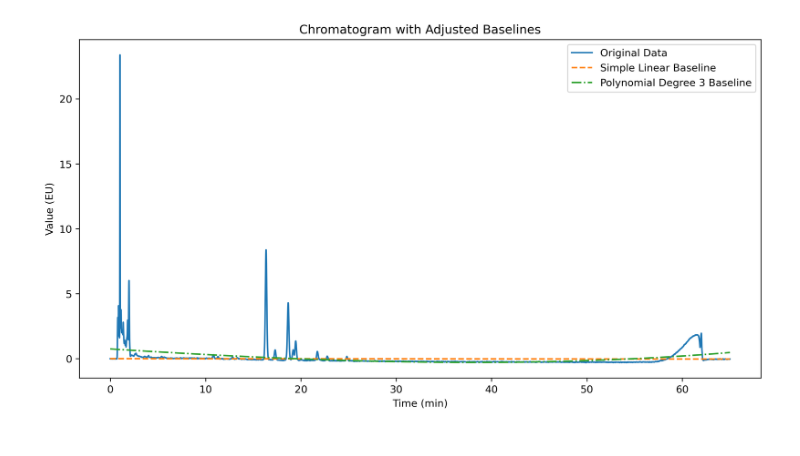
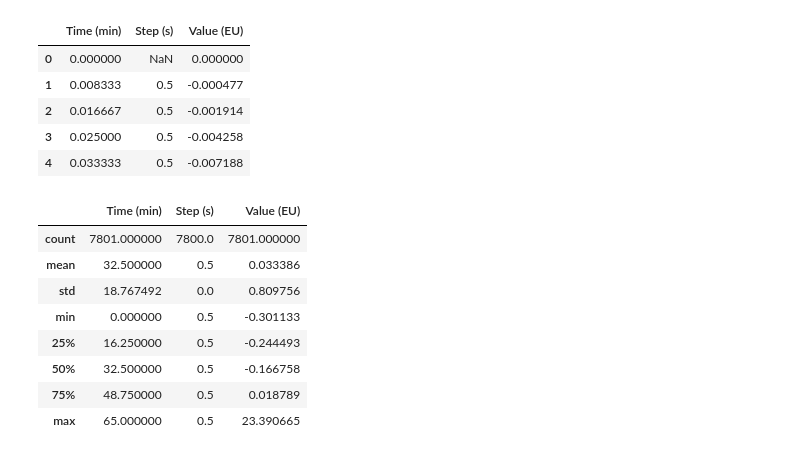
Before and after one commit to maxim-k/lc_parser, a Jupyter notebook: demo.ipynb, the cells around one changed output. Saved outputs shown, nothing was run; the diff lists cells and outputs as text; code cells hidden in the pictures.

```diff
--- a/demo.ipynb
+++ b/demo.ipynb
@@ -18,25 +9,23 @@ data.head()
-# %%
-x = data['Time (min)']
-y = data['Value (EU)']
-x0 = [x.iloc[0], x.iloc[-1]]
-y0 = [y.iloc[0], y.iloc[-1]]
-
-# Lower degree polynomial fitting baseline
-degree = 3
-x_poly = linspace(x.min(), x.max(), num=len(x))
-coeffs = polyfit(x, y, degree)
-poly_func = poly1d(coeffs)
-y_poly = poly_func(x_poly)
-
-# Plotting the original data and the adjusted baselines
-plt.figure(figsize=(12, 6), dpi=300)
-sns.lineplot(x=x, y=y, label='Original Data', linestyle='-', marker='')
-plt.plot(x0, y0, label='Simple Linear Baseline', linestyle='--')
-plt.plot(x_poly, y_poly, label='Polynomial Degree 3 Baseline', linestyle='-.')
-plt.title('Chromatogram with Adjusted Baselines')
-plt.xlabel('Time (min)')
-plt.ylabel('Value (EU)')
-plt.legend()
-plt.show()
-# %% [output]
-[figure, removed]
+# %%
+filepath = Path("data/IgG Vtag 1_ACQUITY FLR ChA.txt")
+chromatogram = Chromatogram(filepath)
+chromatogram.raw_data.head()
+# %% [output]
+|  | Time (min) | Step (s) | Value (EU) |
+| 0 | 0.000000 | NaN | 0.000000 |
+| 1 | 0.008333 | 0.5 | -0.000477 |
+| 2 | 0.016667 | 0.5 | -0.001914 |
+| 3 | 0.025000 | 0.5 | -0.004258 |
+| 4 | 0.033333 | 0.5 | -0.007188 |
+# %%
+chromatogram.raw_data.describe()
+# %% [output]
+|  | Time (min) | Step (s) | Value (EU) |
+| count | 7801.000000 | 7800.0 | 7801.000000 |
+| mean | 32.500000 | 0.5 | 0.033386 |
+| std | 18.767492 | 0.0 | 0.809756 |
+| min | 0.000000 | 0.5 | -0.301133 |
+| 25% | 16.250000 | 0.5 | -0.244493 |
+| 50% | 32.500000 | 0.5 | -0.166758 |
+| 75% | 48.750000 | 0.5 | 0.018789 |
+| max | 65.000000 | 0.5 | 23.390665 |
```
Also changed, not shown: parts of 4 cells of this notebook, 5 other files.
